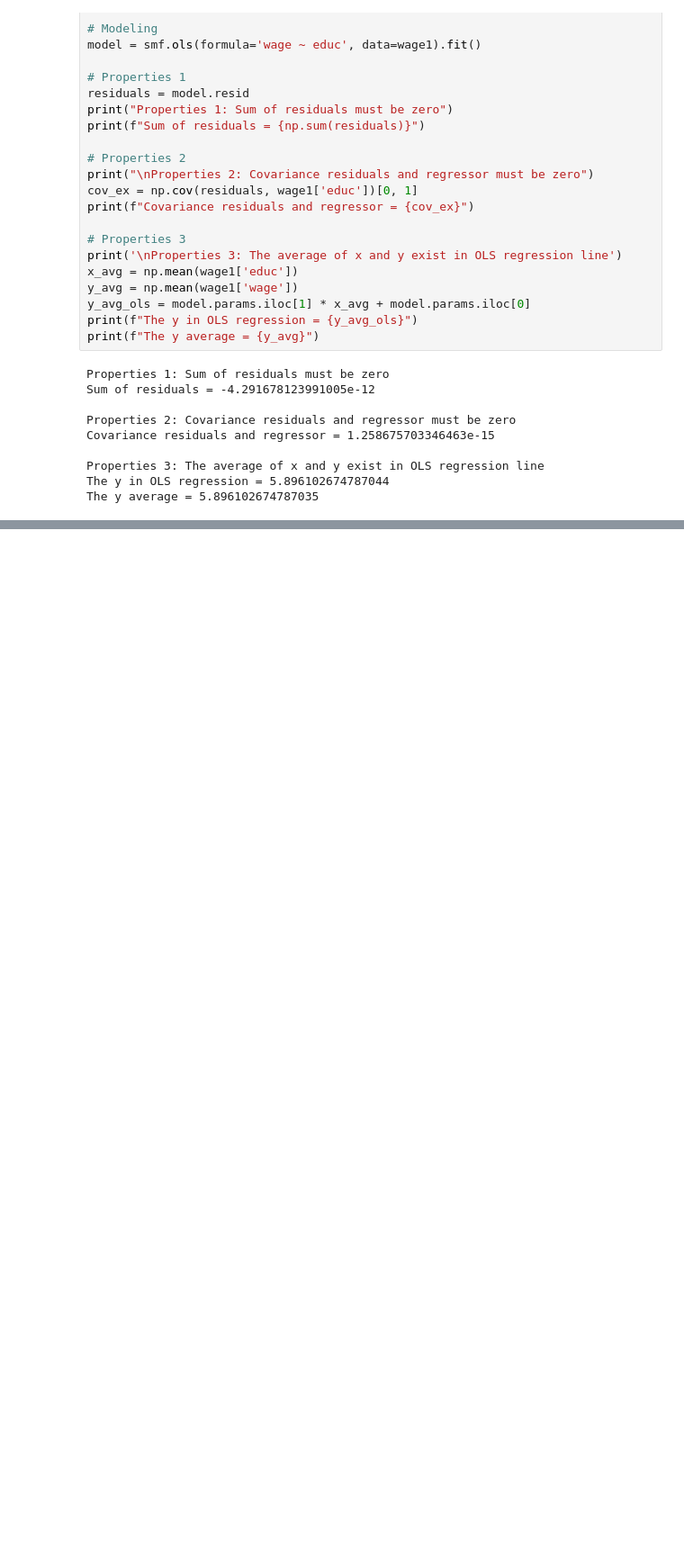
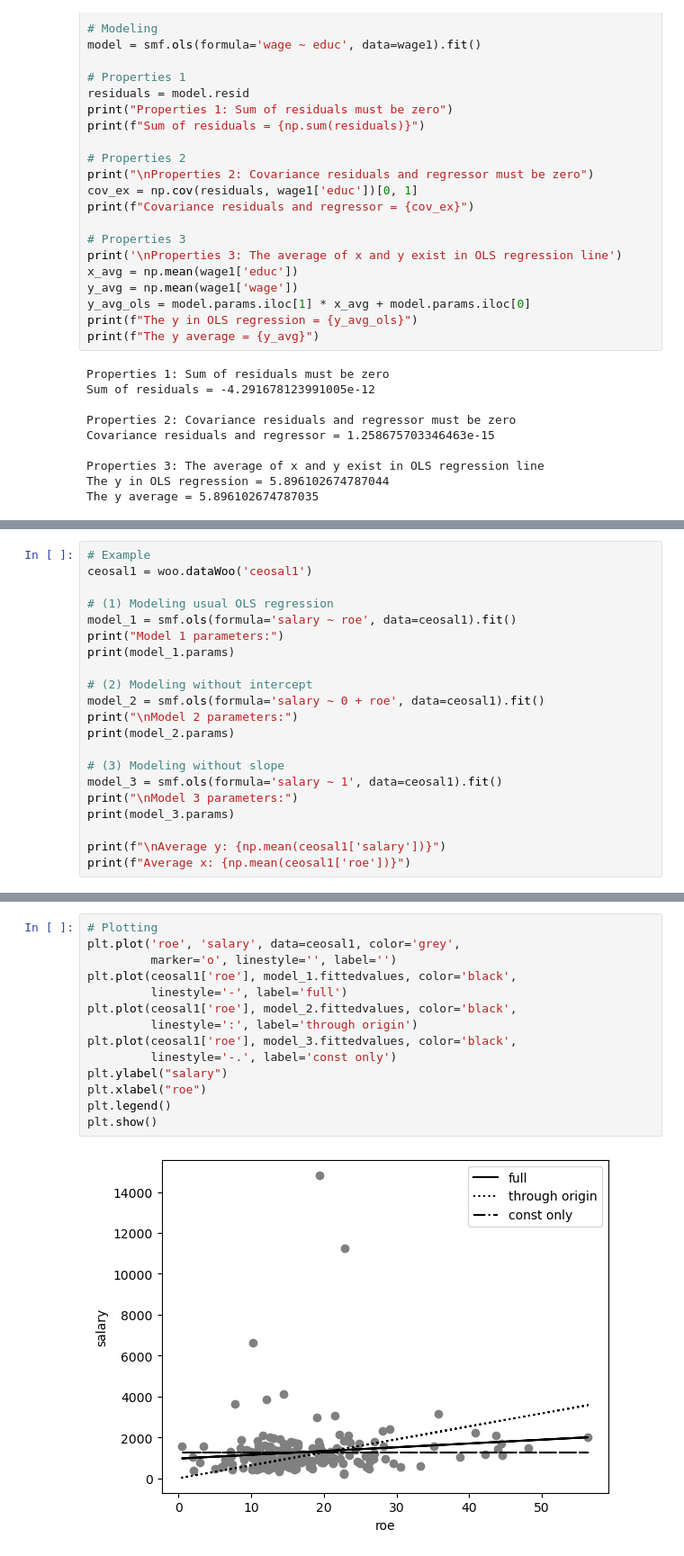
Before and after one commit to bahategar/Preparation, a Jupyter notebook: Econometrics/2-SimpleRegressionModel.ipynb, the cells around one changed output, grey strips where cells are left out. Shown: that part at 90% size. Cells and saved outputs as stored; diff of their text form; blank space fills up the shorter version.

Commit message:
Update notebook simple linear regression

```diff
--- a/Econometrics/2-SimpleRegressionModel.ipynb
+++ b/Econometrics/2-SimpleRegressionModel.ipynb
@@ -376,0 +390,21 @@ dtype: float64
+# %%
+# Example
+ceosal1 = woo.dataWoo('ceosal1')
+
+# (1) Modeling usual OLS regression
+model_1 = smf.ols(formula='salary ~ roe', data=ceosal1).fit()
+print("Model 1 parameters:")
+print(model_1.params)
+
+# (2) Modeling without intercept
+model_2 = smf.ols(formula='salary ~ 0 + roe', data=ceosal1).fit()
+print("\nModel 2 parameters:")
+print(model_2.params)
+
+# (3) Modeling without slope
+model_3 = smf.ols(formula='salary ~ 1', data=ceosal1).fit()
+print("\nModel 3 parameters:")
+print(model_3.params)
+
+print(f"\nAverage y: {np.mean(ceosal1['salary'])}")
+print(f"Average x: {np.mean(ceosal1['roe'])}")
@@ -376,0 +427,16 @@ dtype: float64
+# %%
+# Plotting
+plt.plot('roe', 'salary', data=ceosal1, color='grey',
+         marker='o', linestyle='', label='')
+plt.plot(ceosal1['roe'], model_1.fittedvalues, color='black',
+         linestyle='-', label='full')
+plt.plot(ceosal1['roe'], model_2.fittedvalues, color='black',
+         linestyle=':', label='through origin')
+plt.plot(ceosal1['roe'], model_3.fittedvalues, color='black',
+         linestyle='-.', label='const only')
+plt.ylabel("salary")
+plt.xlabel("roe")
+plt.legend()
+plt.show()
+# %% [output]
+[figure, added]
```
Also changed, not shown: parts of 41 cells of this notebook, 1 other file.
